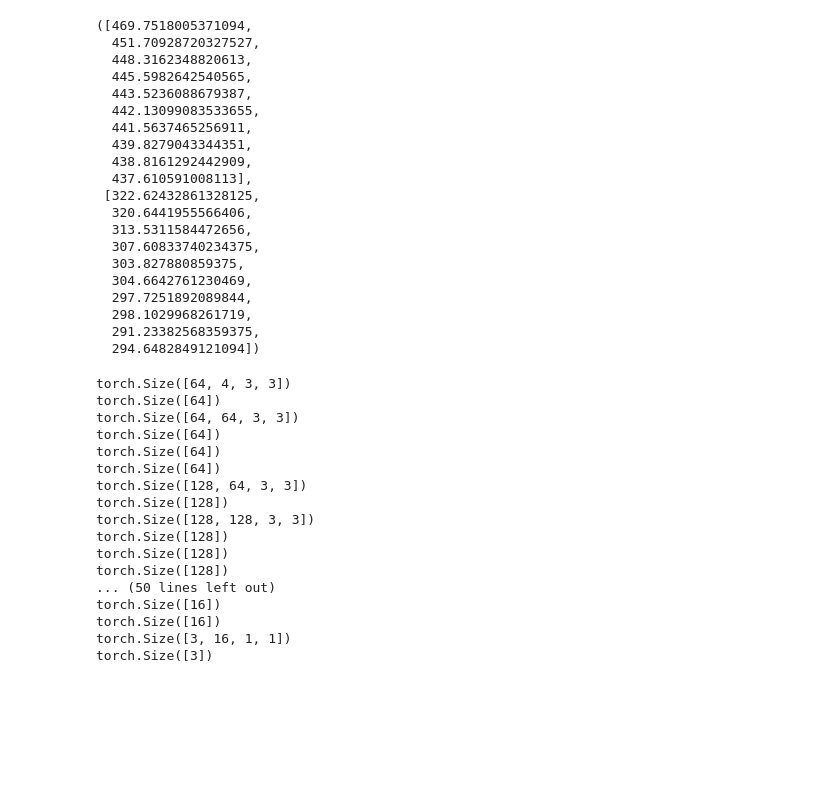
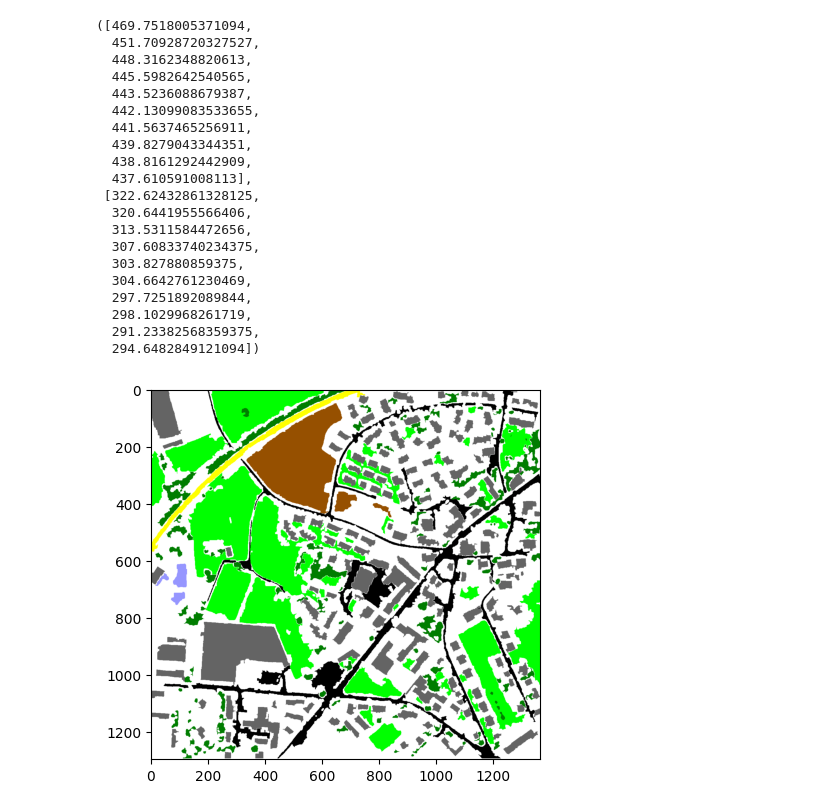
Before and after one commit to lacykaltgr/agriculture-image-processing, a Jupyter notebook: main.ipynb, the cells around one changed output. Drawn from its saved outputs; the diff is of its cells as text; code cells hidden in the pictures; blank space fills up the shorter version.

```diff
--- a/main.ipynb
+++ b/main.ipynb
@@ -212,21 +3,20 @@ Mounted at /content/drive
+# %%
+colab = False
+
+if colab:
+    from google.colab import drive
+    drive.mount('/content/drive')
+    root = '/content/drive/MyDrive/colab/sat-images/'
+    device = 'cuda'
+else:
+    root = '/Users/laszlofreund/code/ai/satellite-image-segmentation/data/'
+    device = 'mps'
 # %%
 import torch
-from torch.utils.data import Dataset, DataLoader
+from torch.utils.data import DataLoader
+from src.dataset import XYDataset, load_dataset
 
-x_train, y_train, x_val, y_val, x_test = load_dataset()
-
-class XYDataset(Dataset):
-    def __init__(self, x_data, y_data):
-        self.x_data = x_data
-        self.y_data = y_data
-
-    def __len__(self):
-        return len(self.x_data)
-
-    def __getitem__(self, idx):
-        x = torch.transpose(torch.tensor(self.x_data[idx].astype('uint8'), dtype=torch.float), 0, 2)
-        y = torch.transpose(torch.tensor(self.y_data[idx].astype('uint8'), dtype=torch.float), 0, 2)
-        return x, y
+x_train, y_train, x_val, y_val, x_test = load_dataset(root)
 
 train_dataset = XYDataset(x_train, y_train)
 val_dataset = XYDataset(x_val, y_val)
@@ -237,8 +27,10 @@ train_loader = DataLoader(train_dataset, batch_size=batch_size, shuffle=True)
 val_loader = DataLoader(val_dataset, batch_size=batch_size)
 test_loader = DataLoader(test_dataset, batch_size=batch_size)
 # %%
+from src.model import UNet
+
 unet = UNet()
-unet.train_model(train_loader, val_loader, num_epochs=10)
+unet.train_model(train_loader, val_loader, num_epochs=1000, learning_rate=0.01, device=device)
 # %% [output]
 Epoch 000: | Train Loss: 469.75180 | Validation Loss: 322.62433
 Epoch 001: | Train Loss: 451.70929 | Validation Loss: 320.64420
@@ -270,24 +62,11 @@ Epoch 009: | Train Loss: 437.61059 | Validation Loss: 294.64828
   298.1029968261719,
   291.23382568359375,
   294.6482849121094])
-# %%
-for p in unet.parameters():
-    print(p.shape)
-# %% [output]
-torch.Size([64, 4, 3, 3])
-torch.Size([64])
-torch.Size([64, 64, 3, 3])
-torch.Size([64])
-torch.Size([64])
-torch.Size([64])
-torch.Size([128, 64, 3, 3])
-torch.Size([128])
-torch.Size([128, 128, 3, 3])
-torch.Size([128])
-torch.Size([128])
-torch.Size([128])
-... (50 lines left out)
-torch.Size([16])
-torch.Size([16])
-torch.Size([3, 16, 1, 1])
-torch.Size([3])
+# %%
+predictions = unet.predict(test_loader, device=device)
+# %%
+from matplotlib.pyplot import imshow, show
+imshow(predictions[0])
+show()
+# %% [output]
+[figure, added]
```
Also changed, not shown: parts of 3 cells of this notebook, 4 other files.
